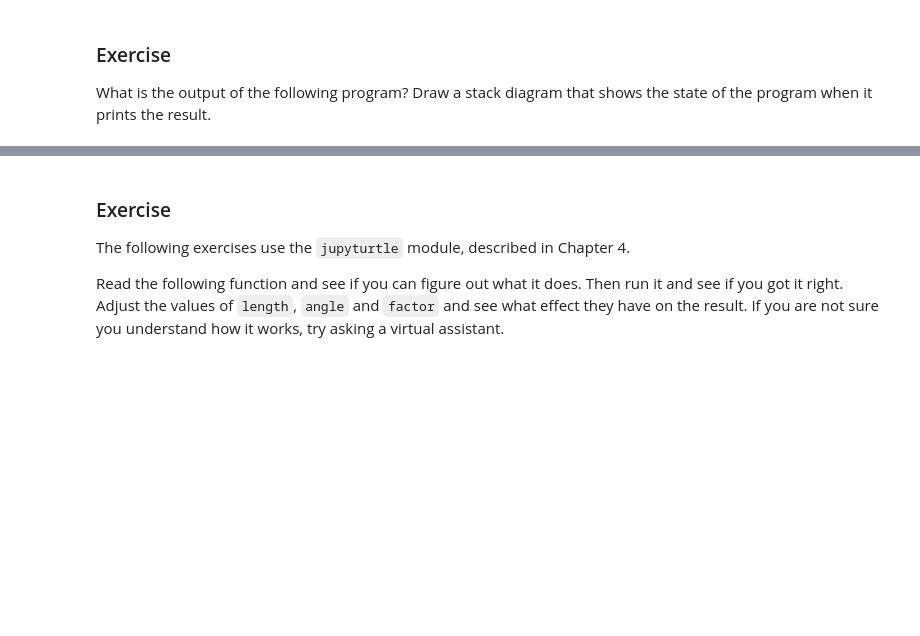
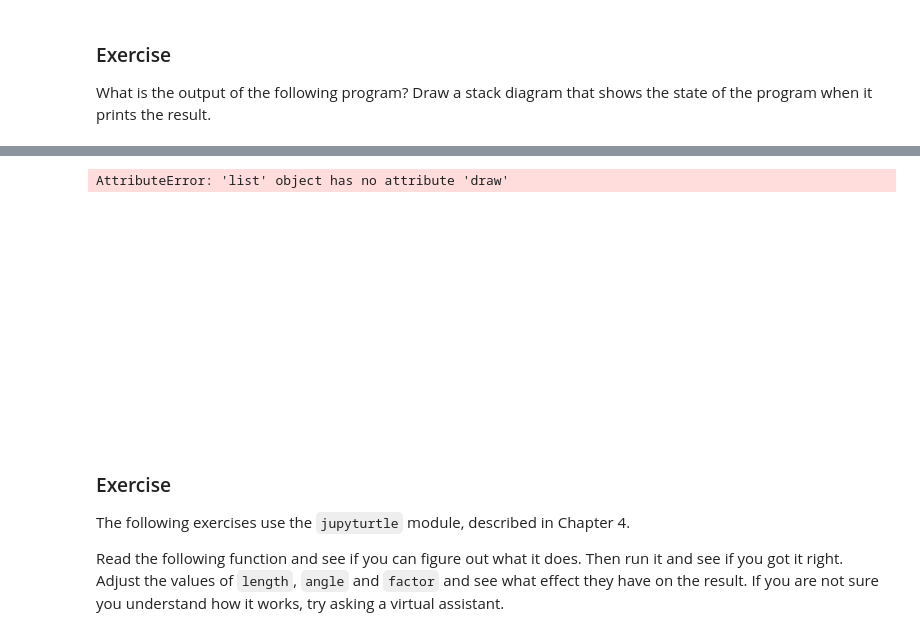
Before and after one commit to BrightBtw/python_colab, a Jupyter notebook: chapters/chap05.ipynb, the cells around one changed output, grey strips where cells are left out. Cells and saved outputs as stored; diff of their text form; code cells hidden in the pictures; blank space fills up the shorter version.

```diff
--- a/chapters/chap05.ipynb
+++ b/chapters/chap05.ipynb
@@ -799,7 +805,26 @@ recurse(3, 0)
 # %%
 # Solution goes here
+from diagram import make_frame, Stack
+
+frames = []
+for n in [n,s]:
+    frame = make_frame(dict(n = n), name='n', loc='left')
+    frame2 = make_frame(dict(s = s + n), name='s', loc='left')
+
+
+
+stack = Stack([frames,frame2], dy=-0.5)
 # %%
 # Solution goes here
+from diagram import diagram, adjust
+
+
+width, height, x, y = [3.74, 2.04, 1.05, 1.77]
+ax = diagram(width, height)
+bbox = stack.draw(ax, x, y)
+# %% [output]
+AttributeError: 'list' object has no attribute 'draw'
+[figure, added]
 # %% [markdown]
 ### Exercise
 
```
Also changed, not shown: parts of 2 cells of this notebook.
